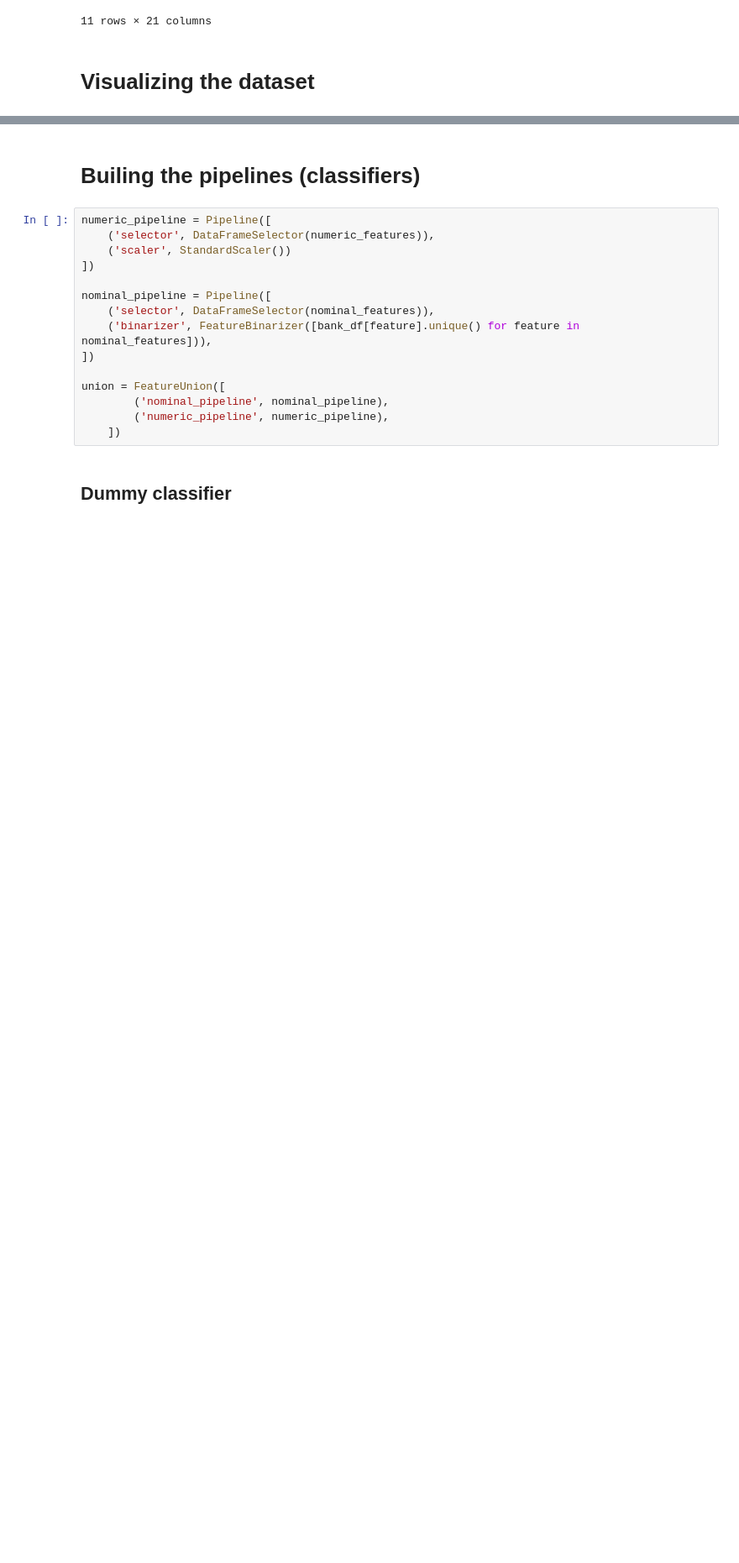
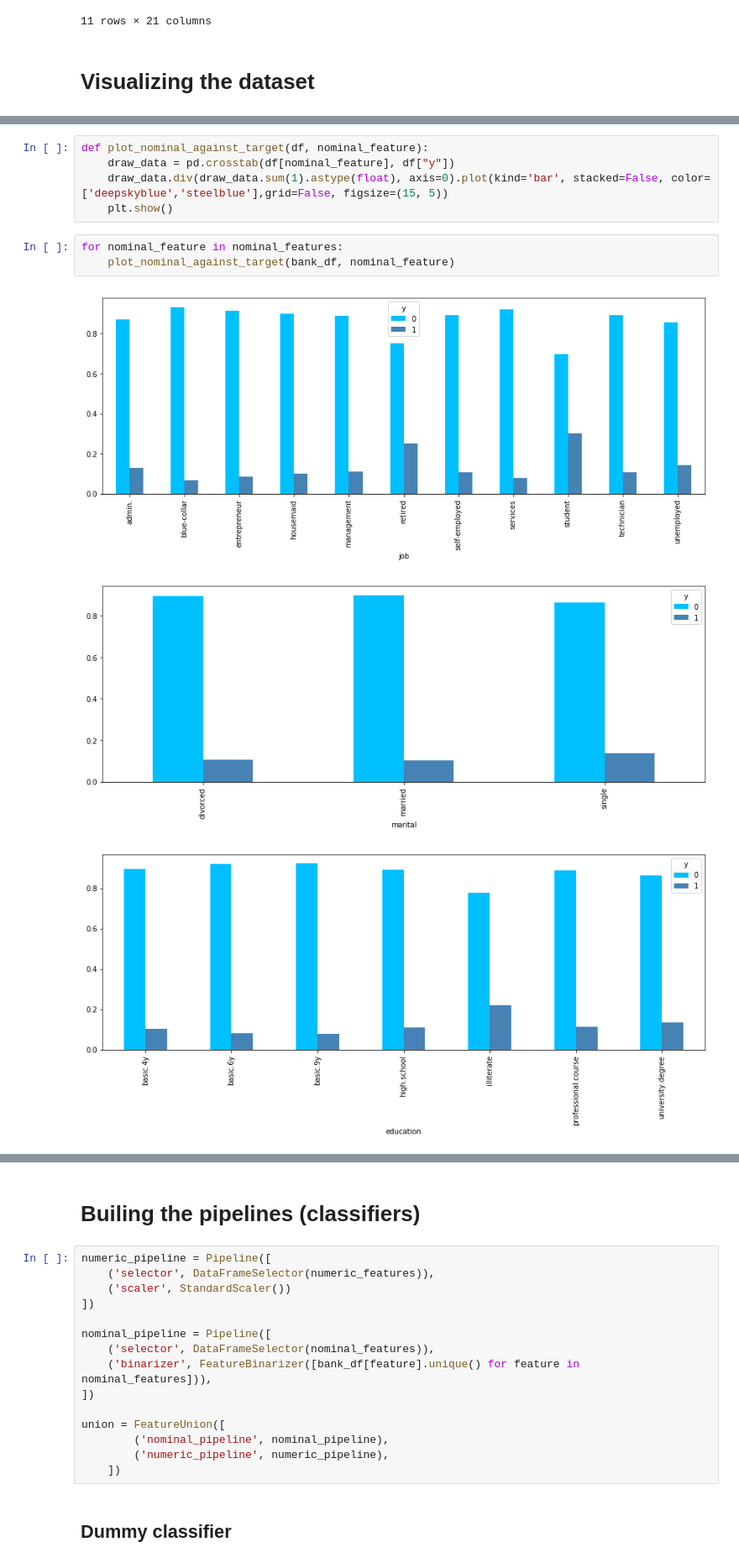
Before and after one commit to acsdavid97/TUCN_CS_3yr-2, a Jupyter notebook: IS/project/bank.ipynb, the cells around one changed output, grey strips where cells are left out. Shown at 84% size. Cells and saved outputs as stored; diff of their text form; blank space fills up the shorter version.

```diff
--- a/IS/project/bank.ipynb
+++ b/IS/project/bank.ipynb
@@ -304,0 +305,12 @@ array([[<matplotlib.axes._subplots.AxesSubplot object at 0x...>,
+# %%
+def plot_nominal_against_target(df, nominal_feature):
+    draw_data = pd.crosstab(df[nominal_feature], df["y"])
+    draw_data.div(draw_data.sum(1).astype(float), axis=0).plot(kind='bar', stacked=False, color=['deepskyblue','steelblue'],grid=False, figsize=(15, 5))
+    plt.show()
+# %%
+for nominal_feature in nominal_features:
+    plot_nominal_against_target(bank_df, nominal_feature)
+# %% [output]
+[figure, added]
+[figure, added]
+[figure, added]
```
Also changed, not shown: parts of 19 cells of this notebook.
